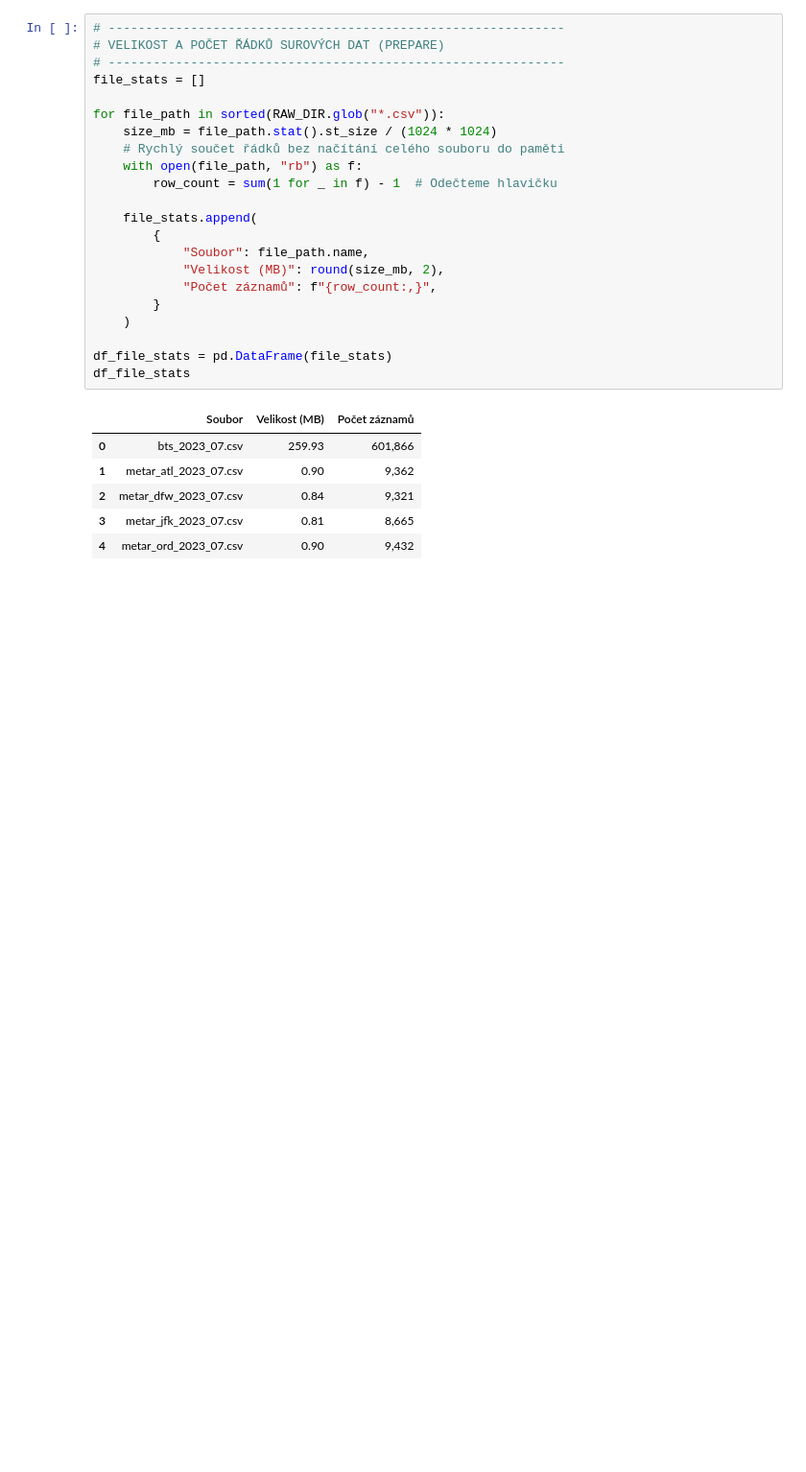
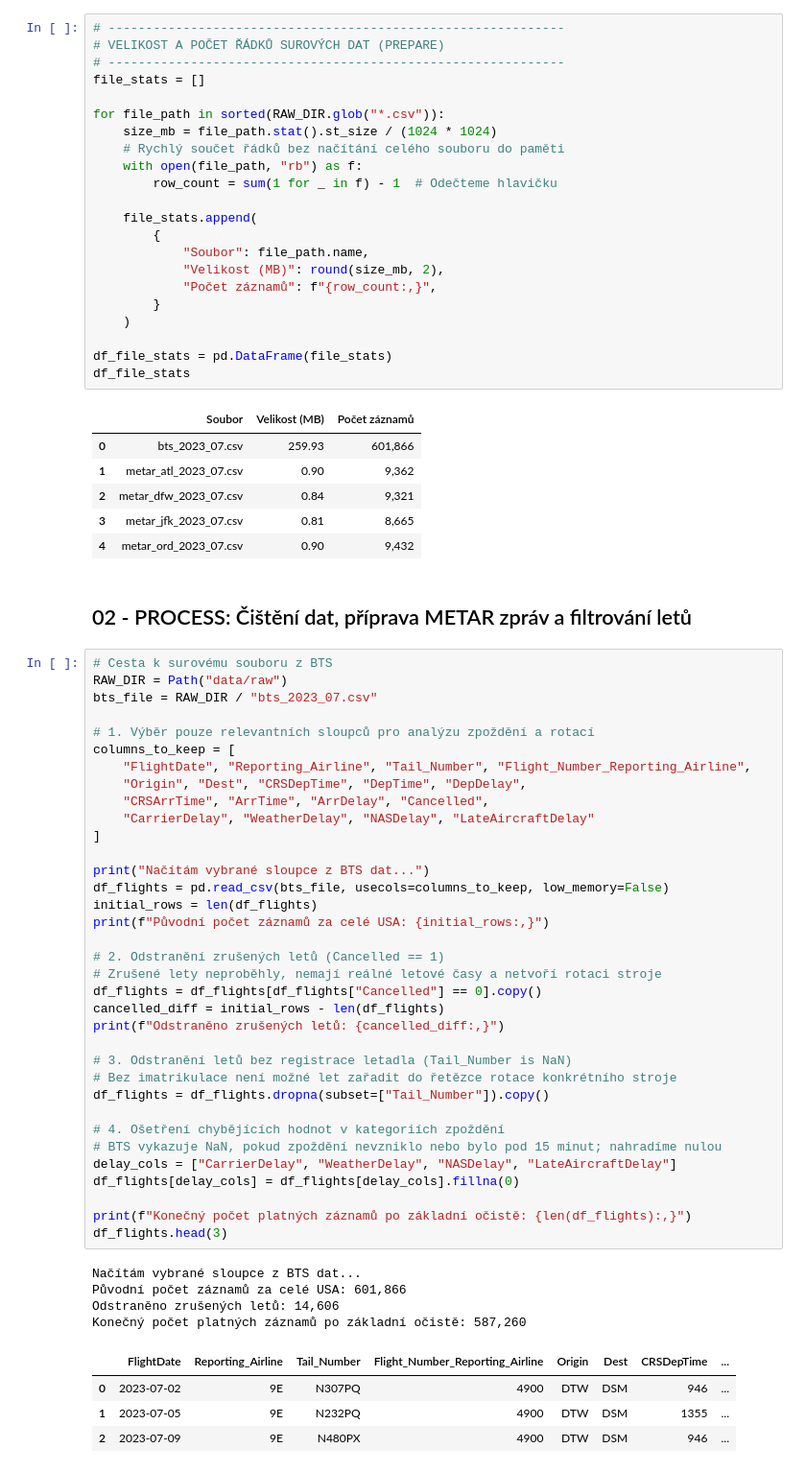
Before and after one commit to weissgrlu/airline-delay-metar-analysis, a Jupyter notebook: notebooks/01_prepare_download_data.ipynb, the cells around one changed output. Shown at 96% size. Saved outputs shown, nothing was run; the diff lists cells and outputs as text; blank space fills up the shorter version.

```diff
--- a/notebooks/01_prepare_download_data.ipynb
+++ b/notebooks/01_prepare_download_data.ipynb
@@ -143,3 +147,49 @@ df_file_stats
 | 2 | metar_dfw_2023_07.csv | 0.84 | 9,321 |
 | 3 | metar_jfk_2023_07.csv | 0.81 | 8,665 |
 | 4 | metar_ord_2023_07.csv | 0.90 | 9,432 |
+# %% [markdown]
+## 02 - PROCESS: Čištění dat, příprava METAR zpráv a filtrování letů
+# %%
+# Cesta k surovému souboru z BTS
+RAW_DIR = Path("data/raw")
+bts_file = RAW_DIR / "bts_2023_07.csv"
+
+# 1. Výběr pouze relevantních sloupců pro analýzu zpoždění a rotací
+columns_to_keep = [
+    "FlightDate", "Reporting_Airline", "Tail_Number", "Flight_Number_Reporting_Airline",
+    "Origin", "Dest", "CRSDepTime", "DepTime", "DepDelay",
+    "CRSArrTime", "ArrTime", "ArrDelay", "Cancelled",
+    "CarrierDelay", "WeatherDelay", "NASDelay", "LateAircraftDelay"
+]
+
+print("Načítám vybrané sloupce z BTS dat...")
+df_flights = pd.read_csv(bts_file, usecols=columns_to_keep, low_memory=False)
+initial_rows = len(df_flights)
+print(f"Původní počet záznamů za celé USA: {initial_rows:,}")
+
+# 2. Odstranění zrušených letů (Cancelled == 1)
+# Zrušené lety neproběhly, nemají reálné letové časy a netvoří rotaci stroje
+df_flights = df_flights[df_flights["Cancelled"] == 0].copy()
+cancelled_diff = initial_rows - len(df_flights)
+print(f"Odstraněno zrušených letů: {cancelled_diff:,}")
+
+# 3. Odstranění letů bez registrace letadla (Tail_Number is NaN)
+# Bez imatrikulace není možné let zařadit do řetězce rotace konkrétního stroje
+df_flights = df_flights.dropna(subset=["Tail_Number"]).copy()
+
+# 4. Ošetření chybějících hodnot v kategoriích zpoždění
+# BTS vykazuje NaN, pokud zpoždění nevzniklo nebo bylo pod 15 minut; nahradíme nulou
+delay_cols = ["CarrierDelay", "WeatherDelay", "NASDelay", "LateAircraftDelay"]
+df_flights[delay_cols] = df_flights[delay_cols].fillna(0)
+
+print(f"Konečný počet platných záznamů po základní očistě: {len(df_flights):,}")
+df_flights.head(3)
+# %% [output]
+Načítám vybrané sloupce z BTS dat...
+Původní počet záznamů za celé USA: 601,866
+Odstraněno zrušených letů: 14,606
+Konečný počet platných záznamů po základní očistě: 587,260
+|  | FlightDate | Reporting_Airline | Tail_Number | Flight_Number_Reporting_Airline | Origin | Dest | CRSDepTime | ... |
+| 0 | 2023-07-02 | 9E | N307PQ | 4900 | DTW | DSM | 946 | ... |
+| 1 | 2023-07-05 | 9E | N232PQ | 4900 | DTW | DSM | 1355 | ... |
+| 2 | 2023-07-09 | 9E | N480PX | 4900 | DTW | DSM | 946 | ... |
```
Also changed, not shown: parts of 2 cells of this notebook.
